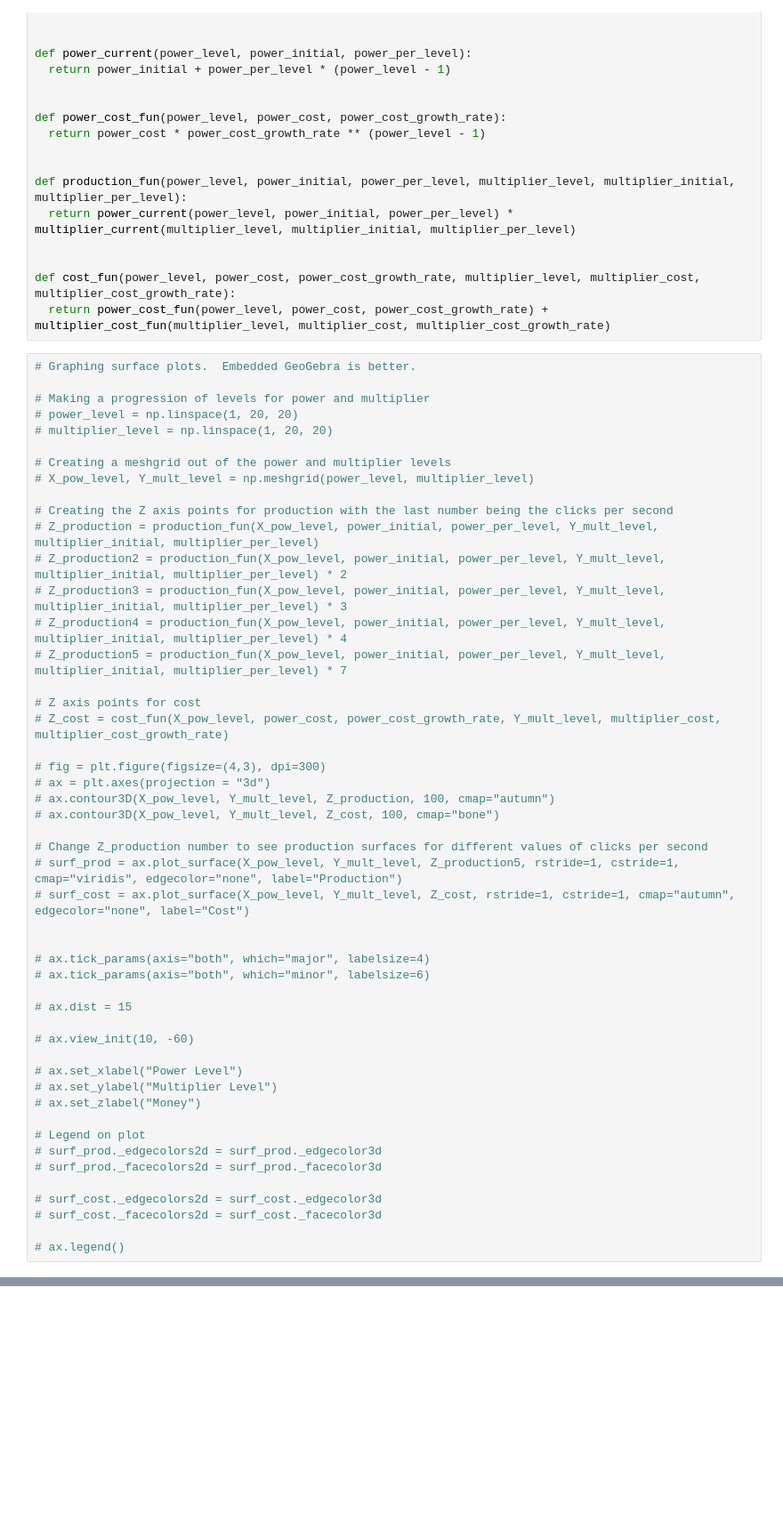
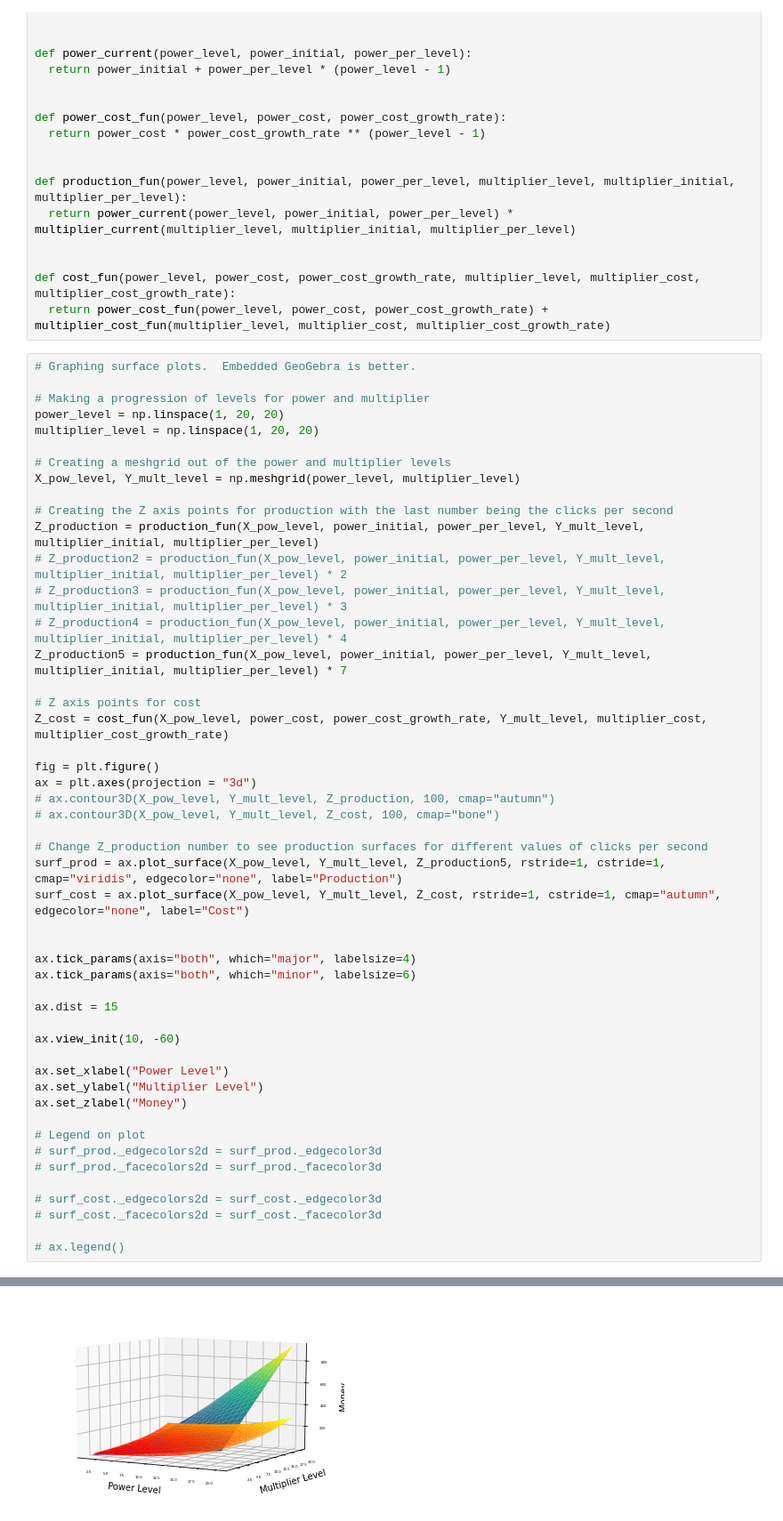
Before and after one commit to kylenvu/SageMath-Temp, a Jupyter notebook: Analysis_of_the_Winston_Game.ipynb, the cells around one changed output, grey strips where cells are left out. Shown at 89% size. Saved outputs shown, nothing was run; the diff lists cells and outputs as text; blank space fills up the shorter version.

```diff
--- a/Analysis_of_the_Winston_Game.ipynb
+++ b/Analysis_of_the_Winston_Game.ipynb
@@ -97,42 +97,42 @@ def cost_fun(power_level, power_cost, power_cost_growth_rate, multiplier_level,
 # Graphing surface plots.  Embedded GeoGebra is better.
 
 # Making a progression of levels for power and multiplier
-# power_level = np.linspace(1, 20, 20)
-# multiplier_level = np.linspace(1, 20, 20)
+power_level = np.linspace(1, 20, 20)
+multiplier_level = np.linspace(1, 20, 20)
 
 # Creating a meshgrid out of the power and multiplier levels
-# X_pow_level, Y_mult_level = np.meshgrid(power_level, multiplier_level)
+X_pow_level, Y_mult_level = np.meshgrid(power_level, multiplier_level)
 
 # Creating the Z axis points for production with the last number being the clicks per second
-# Z_production = production_fun(X_pow_level, power_initial, power_per_level, Y_mult_level, multiplier_initial, multiplier_per_level)
+Z_production = production_fun(X_pow_level, power_initial, power_per_level, Y_mult_level, multiplier_initial, multiplier_per_level)
 # Z_production2 = production_fun(X_pow_level, power_initial, power_per_level, Y_mult_level, multiplier_initial, multiplier_per_level) * 2
 # Z_production3 = production_fun(X_pow_level, power_initial, power_per_level, Y_mult_level, multiplier_initial, multiplier_per_level) * 3
 # Z_production4 = production_fun(X_pow_level, power_initial, power_per_level, Y_mult_level, multiplier_initial, multiplier_per_level) * 4
-# Z_production5 = production_fun(X_pow_level, power_initial, power_per_level, Y_mult_level, multiplier_initial, multiplier_per_level) * 7
+Z_production5 = production_fun(X_pow_level, power_initial, power_per_level, Y_mult_level, multiplier_initial, multiplier_per_level) * 7
 
 # Z axis points for cost
-# Z_cost = cost_fun(X_pow_level, power_cost, power_cost_growth_rate, Y_mult_level, multiplier_cost, multiplier_cost_growth_rate)
+Z_cost = cost_fun(X_pow_level, power_cost, power_cost_growth_rate, Y_mult_level, multiplier_cost, multiplier_cost_growth_rate)
 
-# fig = plt.figure(figsize=(4,3), dpi=300)
-# ax = plt.axes(projection = "3d")
+fig = plt.figure()
+ax = plt.axes(projection = "3d")
 # ax.contour3D(X_pow_level, Y_mult_level, Z_production, 100, cmap="autumn")
 # ax.contour3D(X_pow_level, Y_mult_level, Z_cost, 100, cmap="bone")
 
 # Change Z_production number to see production surfaces for different values of clicks per second
-# surf_prod = ax.plot_surface(X_pow_level, Y_mult_level, Z_production5, rstride=1, cstride=1, cmap="viridis", edgecolor="none", label="Production")
-# surf_cost = ax.plot_surface(X_pow_level, Y_mult_level, Z_cost, rstride=1, cstride=1, cmap="autumn", edgecolor="none", label="Cost")
+surf_prod = ax.plot_surface(X_pow_level, Y_mult_level, Z_production5, rstride=1, cstride=1, cmap="viridis", edgecolor="none", label="Production")
+surf_cost = ax.plot_surface(X_pow_level, Y_mult_level, Z_cost, rstride=1, cstride=1, cmap="autumn", edgecolor="none", label="Cost")
 
 
-# ax.tick_params(axis="both", which="major", labelsize=4)
-# ax.tick_params(axis="both", which="minor", labelsize=6)
+ax.tick_params(axis="both", which="major", labelsize=4)
+ax.tick_params(axis="both", which="minor", labelsize=6)
 
-# ax.dist = 15
+ax.dist = 15
 
-# ax.view_init(10, -60)
+ax.view_init(10, -60)
 
-# ax.set_xlabel("Power Level")
-# ax.set_ylabel("Multiplier Level")
-# ax.set_zlabel("Money")
+ax.set_xlabel("Power Level")
+ax.set_ylabel("Multiplier Level")
+ax.set_zlabel("Money")
 
 # Legend on plot
 # surf_prod._edgecolors2d = surf_prod._edgecolor3d
@@ -142,3 +142,4 @@ def cost_fun(power_level, power_cost, power_cost_growth_rate, multiplier_level,
 # surf_cost._facecolors2d = surf_cost._facecolor3d
 
 # ax.legend()
+# %% [output]
@@ -144,0 +147 @@ def cost_fun(power_level, power_cost, power_cost_growth_rate, multiplier_level,
+[figure, added]
```
Also changed, not shown: parts of 3 cells of this notebook.
